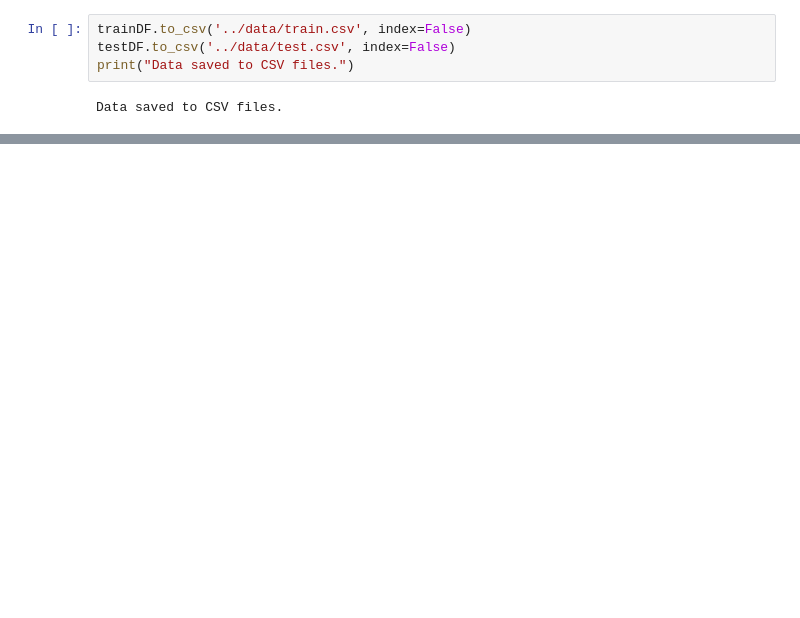
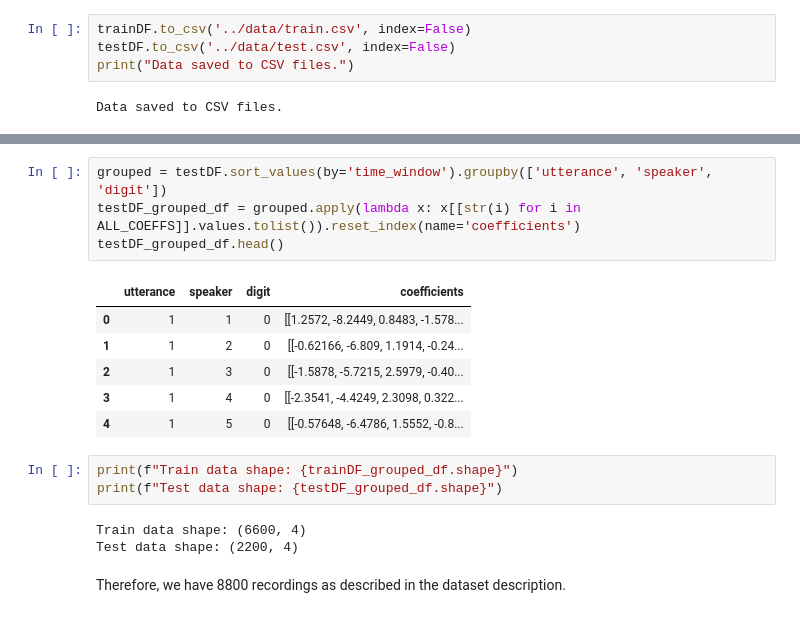
Before and after one commit to Wanghley/speech-digit-recognition, a Jupyter notebook: src/pre-processing.ipynb, the cells around one changed output, grey strips where cells are left out. Drawn from its saved outputs; the diff is of its cells as text; blank space fills up the shorter version.

```diff
--- a/src/pre-processing.ipynb
+++ b/src/pre-processing.ipynb
@@ -200,0 +274,19 @@ Data saved to CSV files.
+# %%
+grouped = testDF.sort_values(by='time_window').groupby(['utterance', 'speaker', 'digit'])
+testDF_grouped_df = grouped.apply(lambda x: x[[str(i) for i in ALL_COEFFS]].values.tolist()).reset_index(name='coefficients')
+testDF_grouped_df.head()
+# %% [output]
+|  | utterance | speaker | digit | coefficients |
+| 0 | 1 | 1 | 0 | [[1.2572, -8.2449, 0.8483, -1.578... |
+| 1 | 1 | 2 | 0 | [[-0.62166, -6.809, 1.1914, -0.24... |
+| 2 | 1 | 3 | 0 | [[-1.5878, -5.7215, 2.5979, -0.40... |
+| 3 | 1 | 4 | 0 | [[-2.3541, -4.4249, 2.3098, 0.322... |
+| 4 | 1 | 5 | 0 | [[-0.57648, -6.4786, 1.5552, -0.8... |
+# %%
+print(f"Train data shape: {trainDF_grouped_df.shape}")
+print(f"Test data shape: {testDF_grouped_df.shape}")
+# %% [output]
+Train data shape: (6600, 4)
+Test data shape: (2200, 4)
+# %% [markdown]
+Therefore, we have 8800 recordings as described in the dataset description.
```
Also changed, not shown: parts of 13 cells of this notebook, 7 other files.
